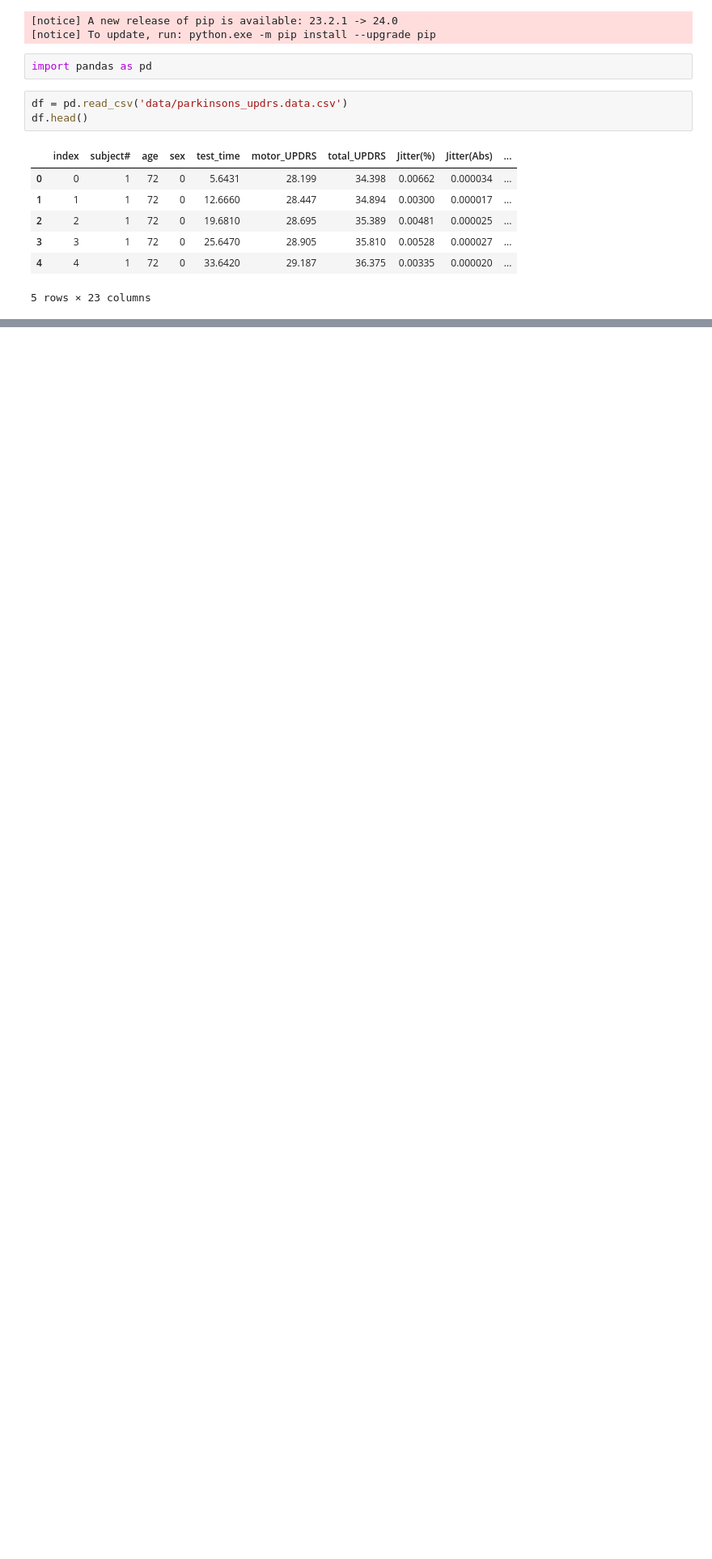
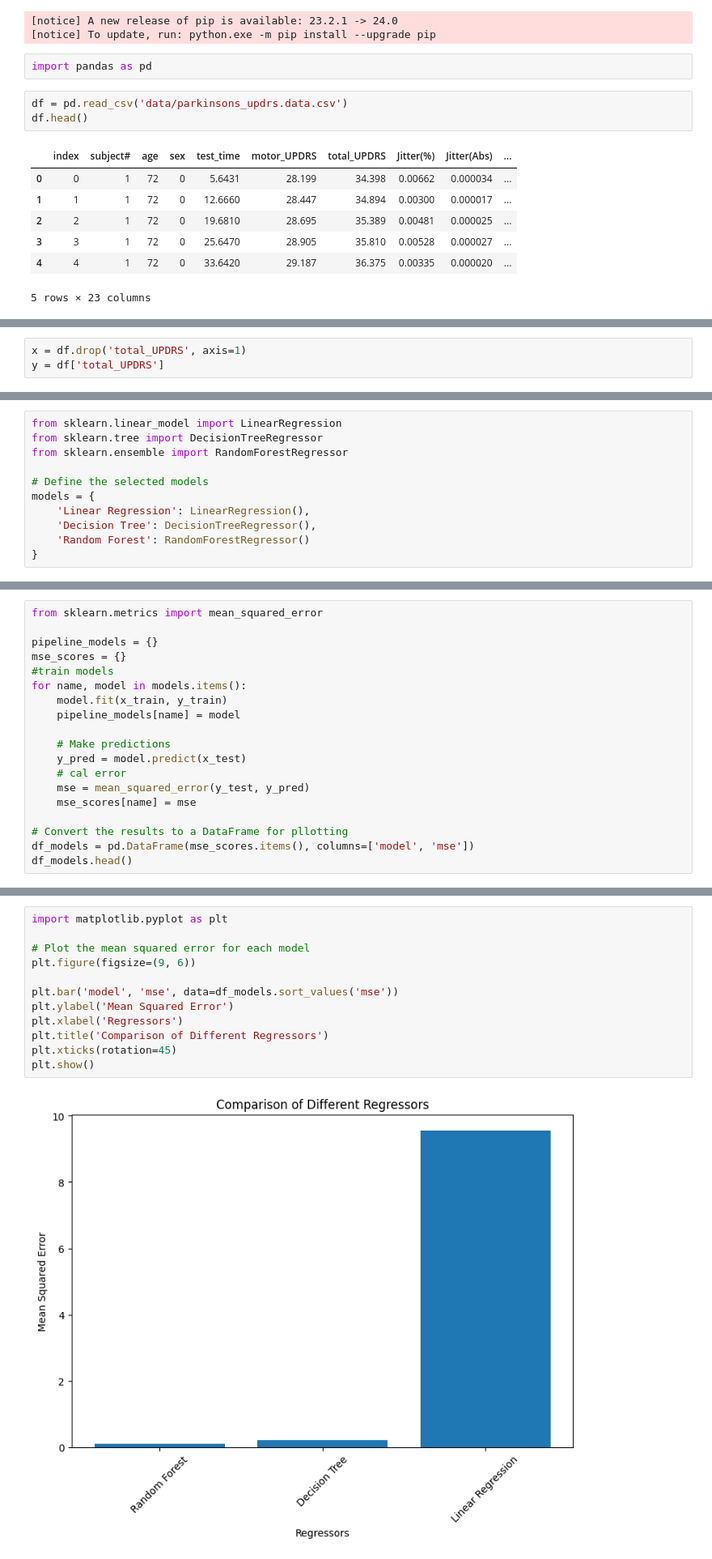
Before and after one commit to M01010/CSC361-HW3, a Jupyter notebook: notebooks/regression/regression.ipynb, the cells around one changed output, grey strips where cells are left out. Shown: that part at 81% size. Saved outputs shown, nothing was run; the diff lists cells and outputs as text; blank space fills up the shorter version.

Commit message:
regression

```diff
--- a/notebooks/regression/regression.ipynb
+++ b/notebooks/regression/regression.ipynb
@@ -35,0 +56,3 @@ df.head()
+# %%
+x = df.drop('total_UPDRS', axis=1)
+y = df['total_UPDRS']
@@ -35,0 +63,11 @@ df.head()
+# %%
+from sklearn.linear_model import LinearRegression
+from sklearn.tree import DecisionTreeRegressor
+from sklearn.ensemble import RandomForestRegressor
+
+# Define the selected models
+models = {
+    'Linear Regression': LinearRegression(),
+    'Decision Tree': DecisionTreeRegressor(),
+    'Random Forest': RandomForestRegressor()
+}
@@ -35,0 +86,19 @@ df.head()
+# %%
+from sklearn.metrics import mean_squared_error
+
+pipeline_models = {}
+mse_scores = {}
+#train models
+for name, model in models.items():
+    model.fit(x_train, y_train)
+    pipeline_models[name] = model
+
+    # Make predictions
+    y_pred = model.predict(x_test)
+    # cal error
+    mse = mean_squared_error(y_test, y_pred)
+    mse_scores[name] = mse
+
+# Convert the results to a DataFrame for pllotting
+df_models = pd.DataFrame(mse_scores.items(), columns=['model', 'mse'])
+df_models.head()
@@ -35,0 +110,14 @@ df.head()
+# %%
+import matplotlib.pyplot as plt
+
+# Plot the mean squared error for each model
+plt.figure(figsize=(9, 6))
+
+plt.bar('model', 'mse', data=df_models.sort_values('mse'))
+plt.ylabel('Mean Squared Error')
+plt.xlabel('Regressors')
+plt.title('Comparison of Different Regressors')
+plt.xticks(rotation=45)
+plt.show()
+# %% [output]
+[figure, added]
```
Also changed, not shown: parts of 7 cells of this notebook, 4 other files.
